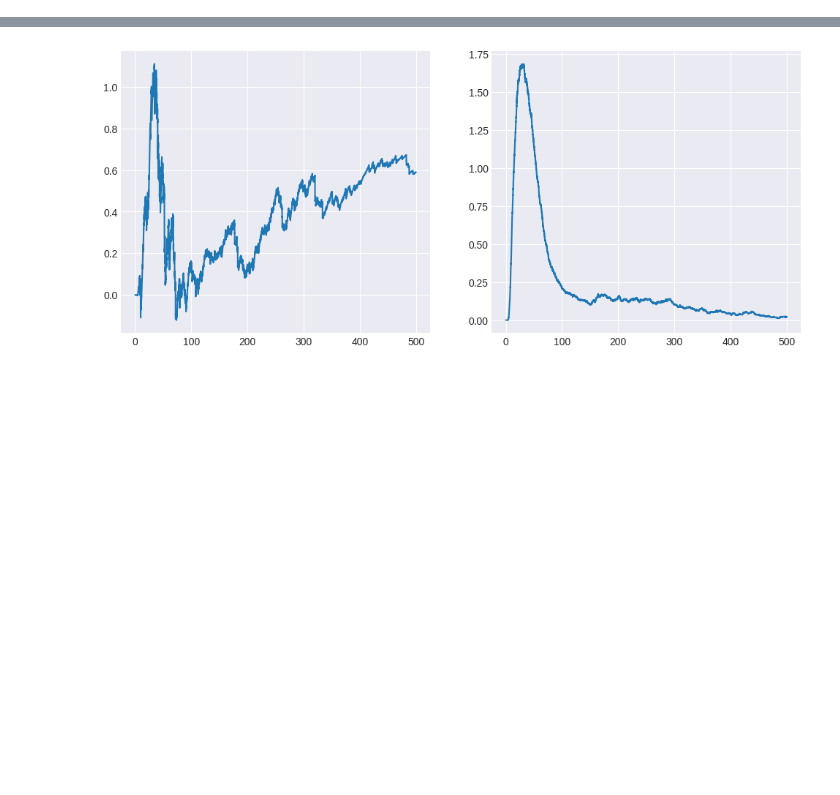
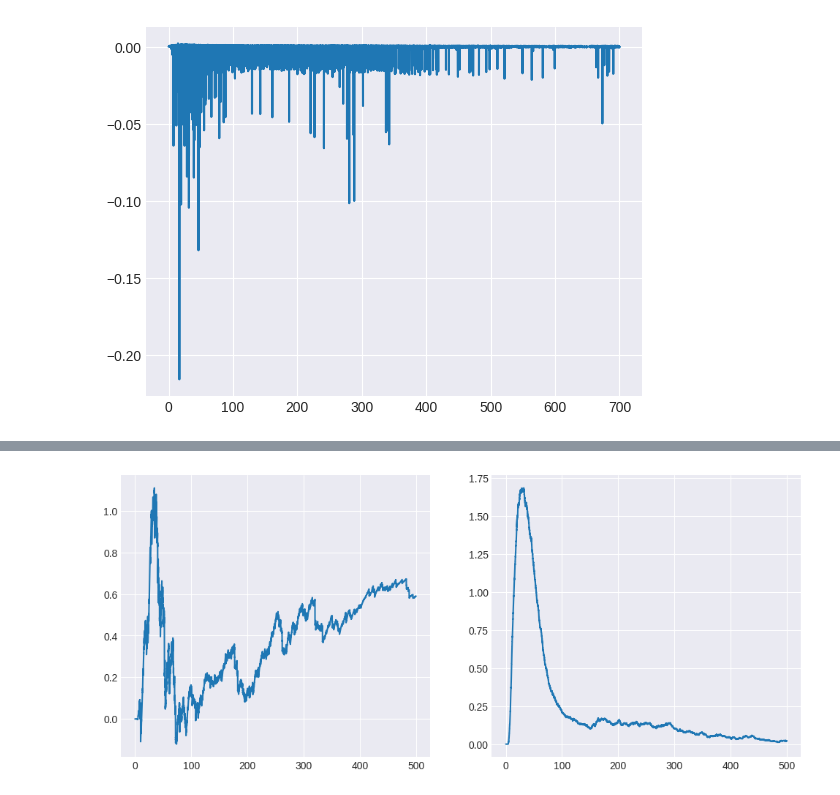
Before and after one commit to lukeoloughlin/GW-model, a Jupyter notebook: gw_martingale.ipynb, the cells around one changed output, grey strips where cells are left out. Saved outputs shown, nothing was run; the diff lists cells and outputs as text; code cells hidden in the pictures; blank space fills up the shorter version.

```diff
--- a/gw_martingale.ipynb
+++ b/gw_martingale.ipynb
@@ -70,0 +76,5 @@ Wall time: 20.4 s
+# %%
+plt.plot(sim.t, sim.dM)
+plt.show()
+# %% [output]
+[figure, added]
```
Also changed, not shown: parts of 21 cells of this notebook, 5 other files.
